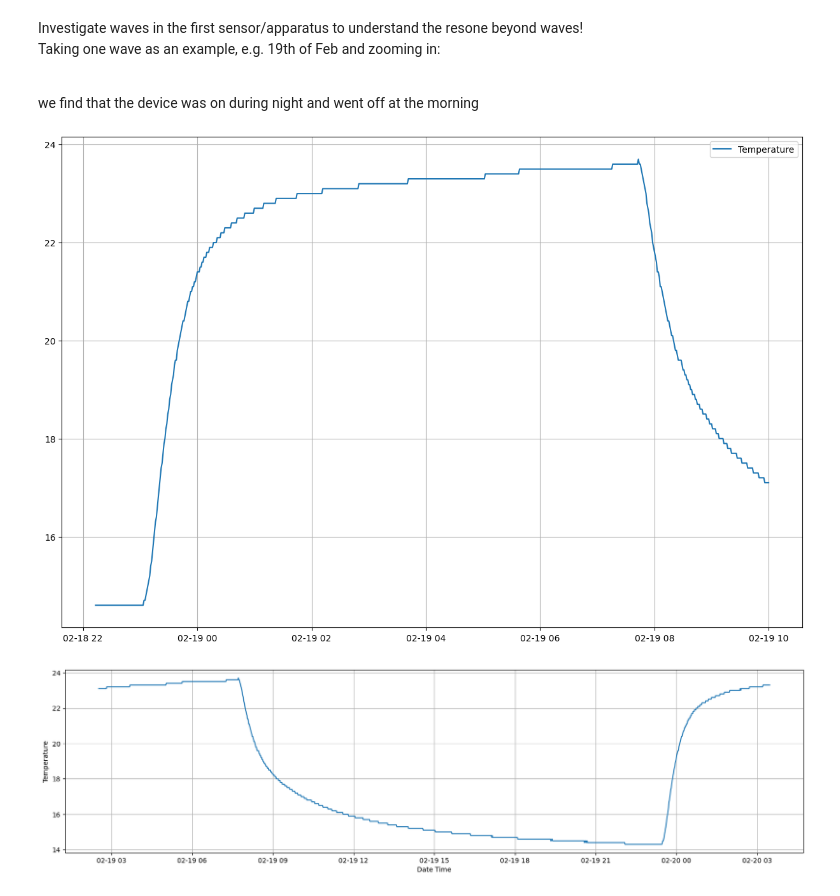
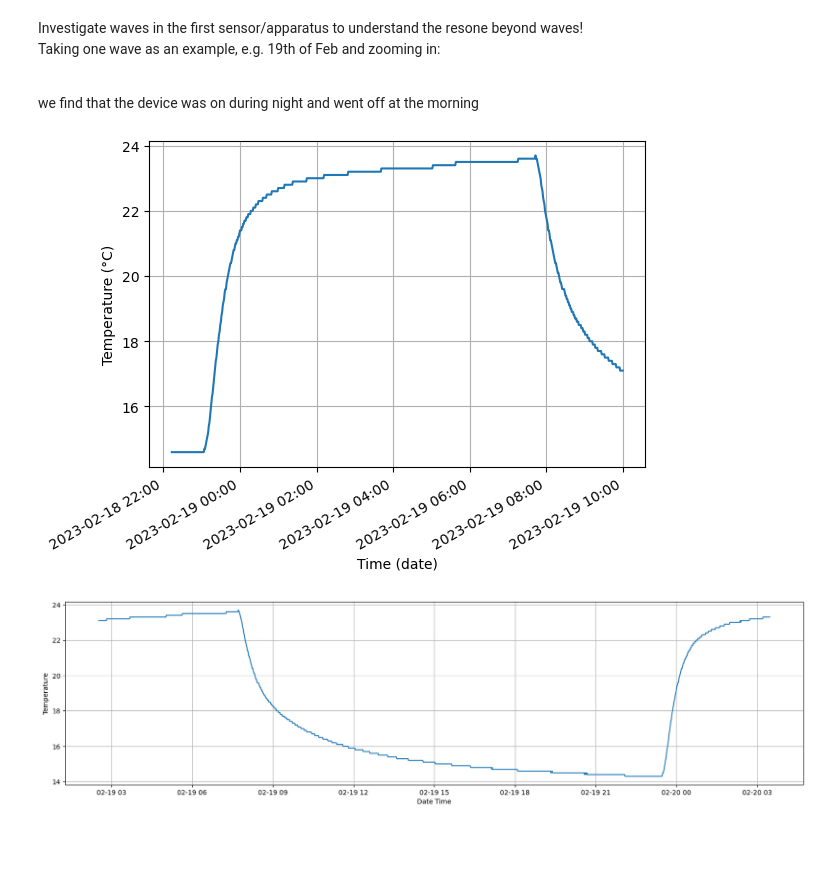
Before and after one commit to itsAiham/bachelor_thesis_HKR2023, a Jupyter notebook: main.ipynb, the cells around one changed output. Saved outputs shown, nothing was run; the diff lists cells and outputs as text; code cells hidden in the pictures; blank space fills up the shorter version.

Commit message:
Improve graph

```diff
--- a/main.ipynb
+++ b/main.ipynb
@@ -458,17 +458,24 @@ Taking one wave as an example, e.g. 19th of Feb and zooming in:<br/>
 
 <br/>
 we find that the device was on during night and went off at the morning
-# %%
-plt.figure(figsize=(15, 10))
-
-plt.plot(temp1_datetime[27340:28050], sensor1.temp[27340:28050], label='Temperature')
-
-
-plt.grid(True)
-plt.legend()
-plt.show()
-# %% [output]
-[figure, removed]
+# %%
+fig = plt.figure()
+ax = fig.add_subplot(111)
+ax.plot(temp1_datetime[27340:28050], sensor1.temp[27340:28050])
+
+# format your data to desired format. Here I chose YYYY-MM-DD but you can set it to whatever you want.
+import matplotlib.dates as mdates
+ax.xaxis.set_major_formatter(mdates.DateFormatter("%Y-%m-%d %H:%M"))
+
+# rotate and align the tick labels so they look better
+fig.autofmt_xdate()
+
+plt.xlabel('Time (datetime)')
+plt.ylabel('Temperature (°C)')
+
+plt.grid(True)
+# %% [output]
+[figure, added]
 # %%
 plt.figure(figsize=(20, 5))
 
```
